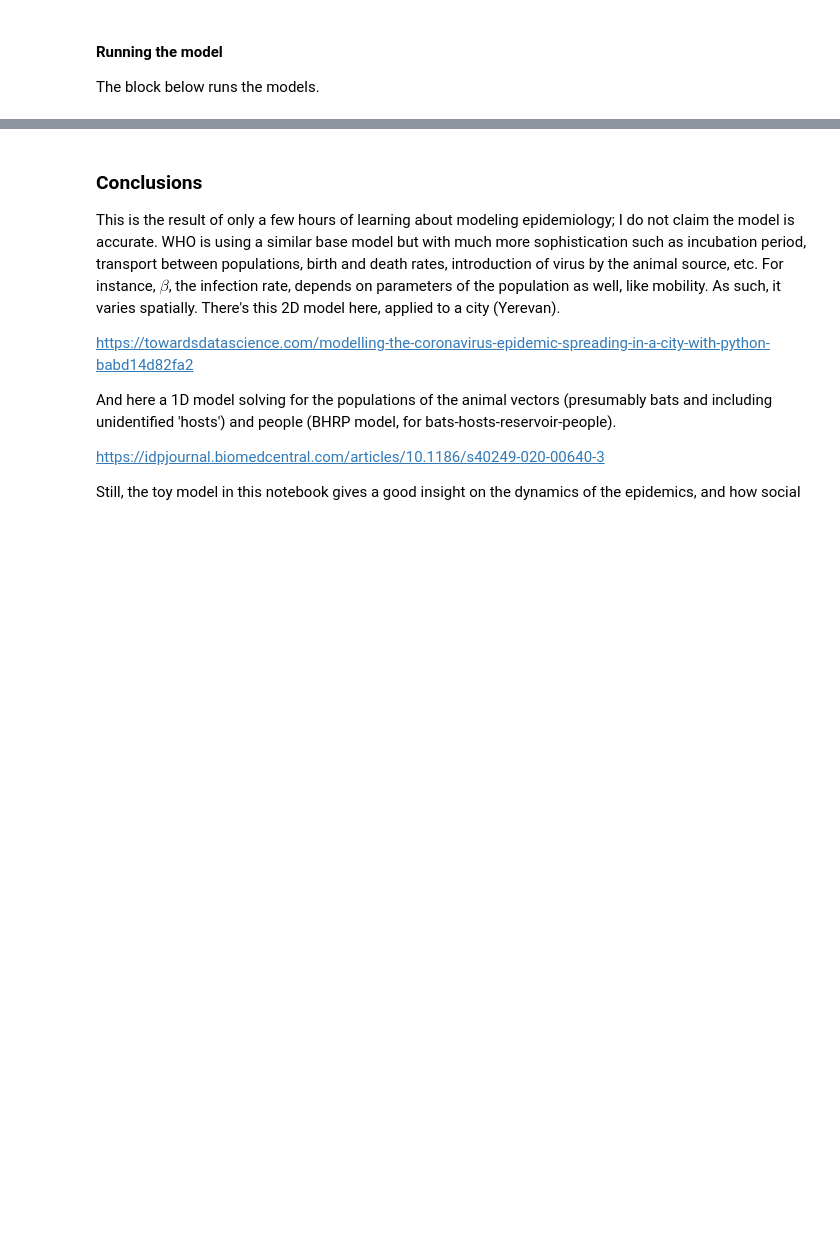
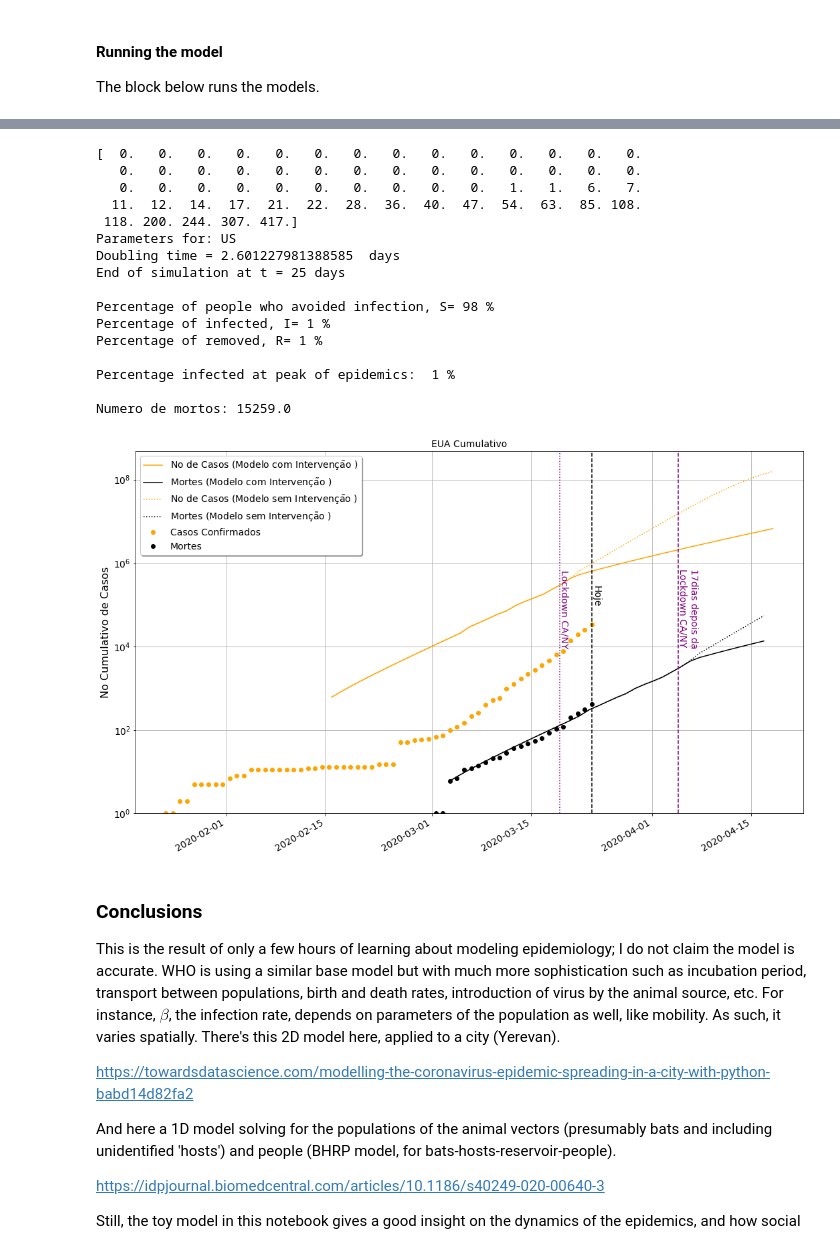
Before and after one commit to wlyra/covid19, a Jupyter notebook: covid19.ipynb, the cells around one changed output, grey strips where cells are left out. Drawn from its saved outputs; the diff is of its cells as text; code cells hidden in the pictures; blank space fills up the shorter version.

```diff
--- a/covid19.ipynb
+++ b/covid19.ipynb
@@ -742,8 +759,26 @@ Numero de mortos: 37527.0
 #country = select_country('Sweden')
 #plottage(country,RK3(country))
 # %%
-#country = select_country('US')
-#plottage(country,RK3(country))
+country = select_country('US')
+plottage(country,RK3(country))
+# %% [output]
+[  0.   0.   0.   0.   0.   0.   0.   0.   0.   0.   0.   0.   0.   0.
+   0.   0.   0.   0.   0.   0.   0.   0.   0.   0.   0.   0.   0.   0.
+   0.   0.   0.   0.   0.   0.   0.   0.   0.   0.   1.   1.   6.   7.
+  11.  12.  14.  17.  21.  22.  28.  36.  40.  47.  54.  63.  85. 108.
+ 118. 200. 244. 307. 417.]
+Parameters for: US
+Doubling time = 2.601227981388585  days
+End of simulation at t = 25 days
+
+Percentage of people who avoided infection, S= 98 %
+Percentage of infected, I= 1 %
+Percentage of removed, R= 1 %
+
+Percentage infected at peak of epidemics:  1 %
+
+Numero de mortos: 15259.0
+[figure, added]
 # %%
 #country = select_country('Germany')
 #plottage(country,RK3(country))
```
Also changed, not shown: parts of 6 cells of this notebook.
